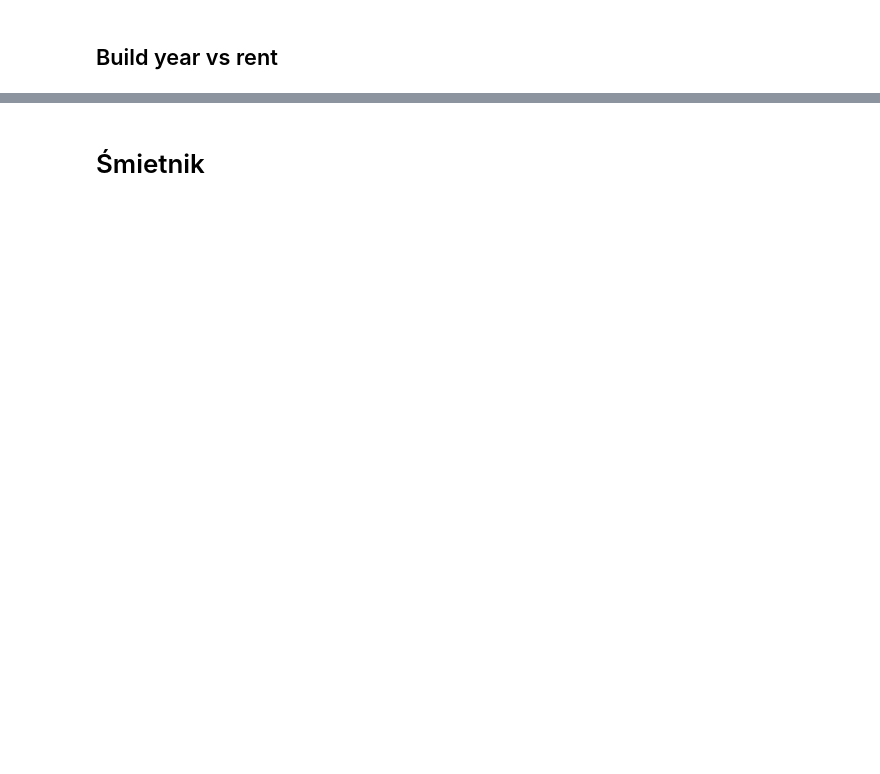
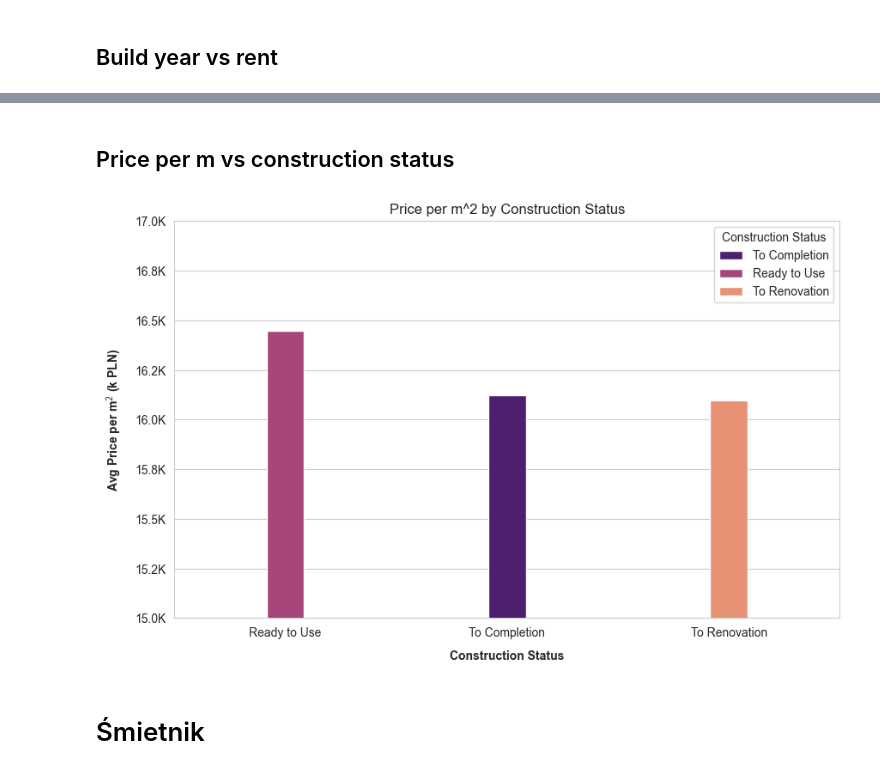
Before and after one commit to Brozi/Otodom-Scraper, a Jupyter notebook: listing-scraper/1.0-jb-eda.ipynb, the cells around one changed output, grey strips where cells are left out. Drawn from its saved outputs; the diff is of its cells as text; code cells hidden in the pictures; blank space fills up the shorter version.

```diff
--- a/listing-scraper/1.0-jb-eda.ipynb
+++ b/listing-scraper/1.0-jb-eda.ipynb
@@ -309,3 +321,48 @@ plt.show()
+# %% [markdown]
+## Price per m vs construction status
+# %%
+df_primary_market = df[df['market_type']=='primary']
+#Mapa nazw
+translation_map = {
+    'ready_to_use': 'Ready to Use',
+    'to_completion': 'To Completion',
+    'to_renovation': 'To Renovation'
+}
+df_primary_market['construction_status'] = df_primary_market['construction_status'].map(translation_map)
+sns.set_style("whitegrid")
+plt.figure(figsize=(10, 6))
+
+price_m_construction = sns.barplot(
+    data=df_primary_market,
+    x='construction_status',
+    y='price_per_meter',
+    hue='construction_status',
+    palette='magma',
+    order=['Ready to Use','To Completion','To Renovation'],
+    width=0.17,
+    errorbar=None
+)
+price_m_construction.legend(title='Construction Status')
+
+price_m_construction.set(
+    ylim=(15000,17000),
+    title="Price per m^2 by Construction Status",
+
+)
+price_m_construction.set_xlabel("Construction Status",
+                                 fontsize=10,
+                                 fontweight='semibold',
+                                 labelpad=10)
+price_m_construction.set_ylabel("Avg Price per m$^2$ (k PLN)",
+                                 fontsize=10,
+                                 fontweight='semibold',
+                                 labelpad=10)
+
+
+price_m_construction.yaxis.set_major_formatter(FuncFormatter(format_millions))
+plt.show()
+# %% [output]
+[figure, added]
 # %% [markdown]
 # Śmietnik
 # %%
```
Also changed, not shown: parts of 9 cells of this notebook.
